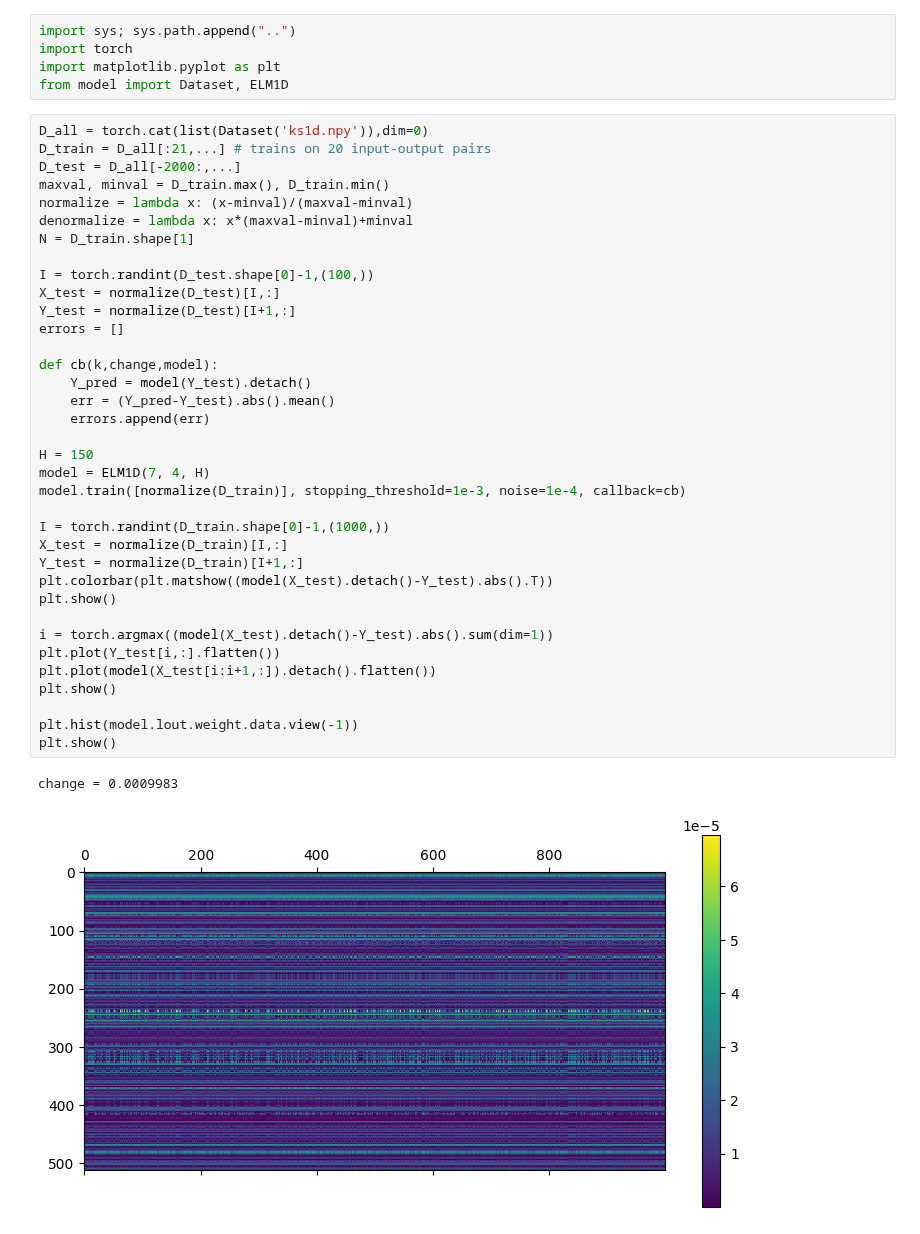
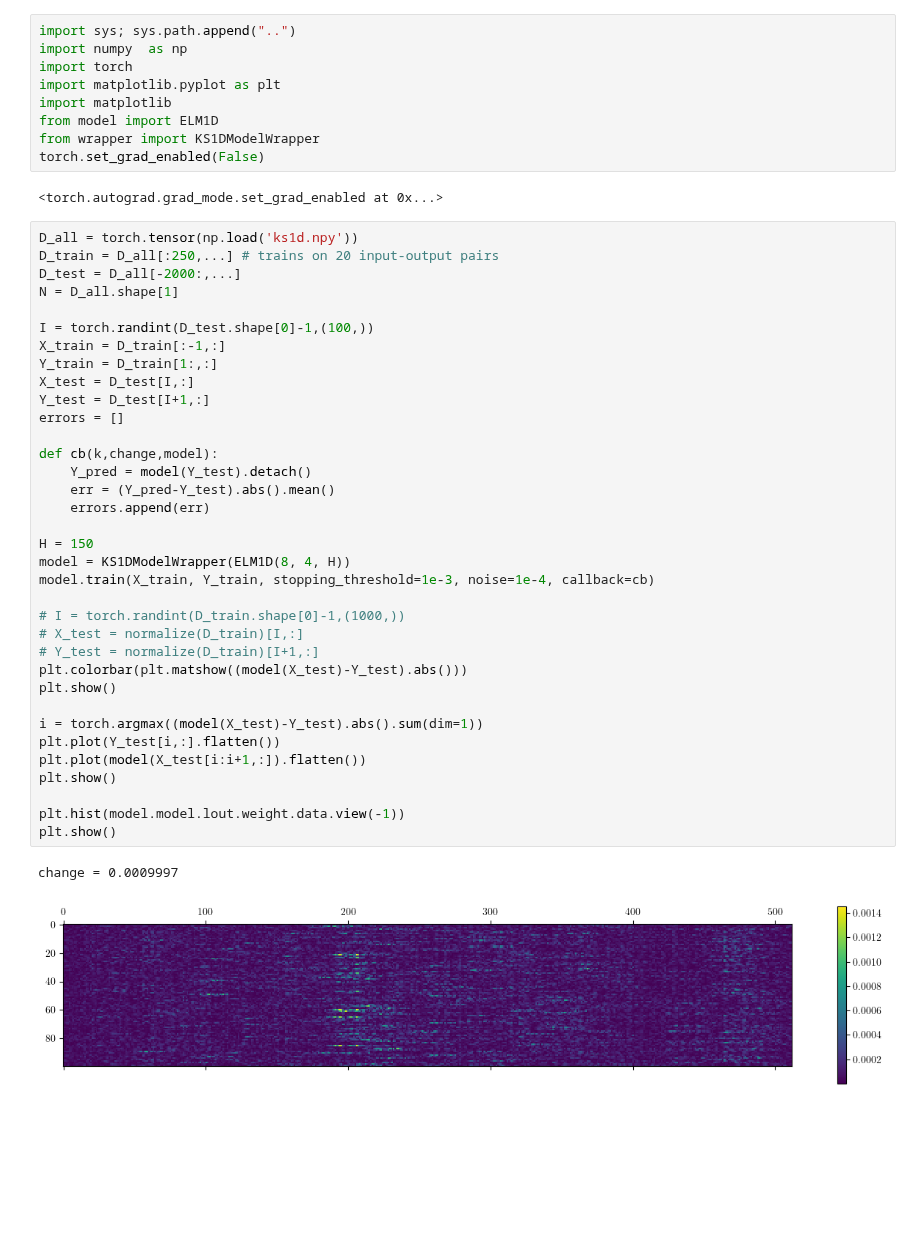
Before and after one commit to graps1/ELM-PDEs, a Jupyter notebook: ks1d/ks1d.ipynb, the cells around one changed output. Drawn from its saved outputs; the diff is of its cells as text; blank space fills up the shorter version.

```diff
--- a/ks1d/ks1d.ipynb
+++ b/ks1d/ks1d.ipynb
@@ -1,44 +1,49 @@
 # %%
 import sys; sys.path.append("..")
+import numpy  as np
 import torch
 import matplotlib.pyplot as plt
-from model import Dataset, ELM1D
+import matplotlib
+from model import ELM1D
+from wrapper import KS1DModelWrapper
+torch.set_grad_enabled(False)
+# %% [output]
+<torch.autograd.grad_mode.set_grad_enabled at 0x...>
 # %%
-D_all = torch.cat(list(Dataset('ks1d.npy')),dim=0)
-D_train = D_all[:21,...] # trains on 20 input-output pairs
+D_all = torch.tensor(np.load('ks1d.npy'))
+D_train = D_all[:250,...] # trains on 20 input-output pairs
 D_test = D_all[-2000:,...]
-maxval, minval = D_train.max(), D_train.min()
-normalize = lambda x: (x-minval)/(maxval-minval)
-denormalize = lambda x: x*(maxval-minval)+minval
-N = D_train.shape[1]
+N = D_all.shape[1]
 
 I = torch.randint(D_test.shape[0]-1,(100,))
-X_test = normalize(D_test)[I,:]
-Y_test = normalize(D_test)[I+1,:]
+X_train = D_train[:-1,:]
+Y_train = D_train[1:,:]
+X_test = D_test[I,:]
+Y_test = D_test[I+1,:]
 errors = []
 
 def cb(k,change,model):
     Y_pred = model(Y_test).detach()
     err = (Y_pred-Y_test).abs().mean()
     errors.append(err)
 
 H = 150
-model = ELM1D(7, 4, H)
-model.train([normalize(D_train)], stopping_threshold=1e-3, noise=1e-4, callback=cb)
+model = KS1DModelWrapper(ELM1D(8, 4, H))
+model.train(X_train, Y_train, stopping_threshold=1e-3, noise=1e-4, callback=cb)
 
-I = torch.randint(D_train.shape[0]-1,(1000,))
-X_test = normalize(D_train)[I,:]
-Y_test = normalize(D_train)[I+1,:]
-plt.colorbar(plt.matshow((model(X_test).detach()-Y_test).abs().T))
+# I = torch.randint(D_train.shape[0]-1,(1000,))
+# X_test = normalize(D_train)[I,:]
+# Y_test = normalize(D_train)[I+1,:]
+plt.colorbar(plt.matshow((model(X_test)-Y_test).abs()))
 plt.show()
 
-i = torch.argmax((model(X_test).detach()-Y_test).abs().sum(dim=1))
+i = torch.argmax((model(X_test)-Y_test).abs().sum(dim=1))
 plt.plot(Y_test[i,:].flatten())
-plt.plot(model(X_test[i:i+1,:]).detach().flatten())
+plt.plot(model(X_test[i:i+1,:]).flatten())
 plt.show()
 
-plt.hist(model.lout.weight.data.view(-1))
+plt.hist(model.model.lout.weight.data.view(-1))
 plt.show()
 # %% [output]
-change = 0.0009983
+change = 0.0009997
-[figure, old version]
+[figure, new version]
```
Also changed, not shown: parts of 6 cells of this notebook, 18 other files.
